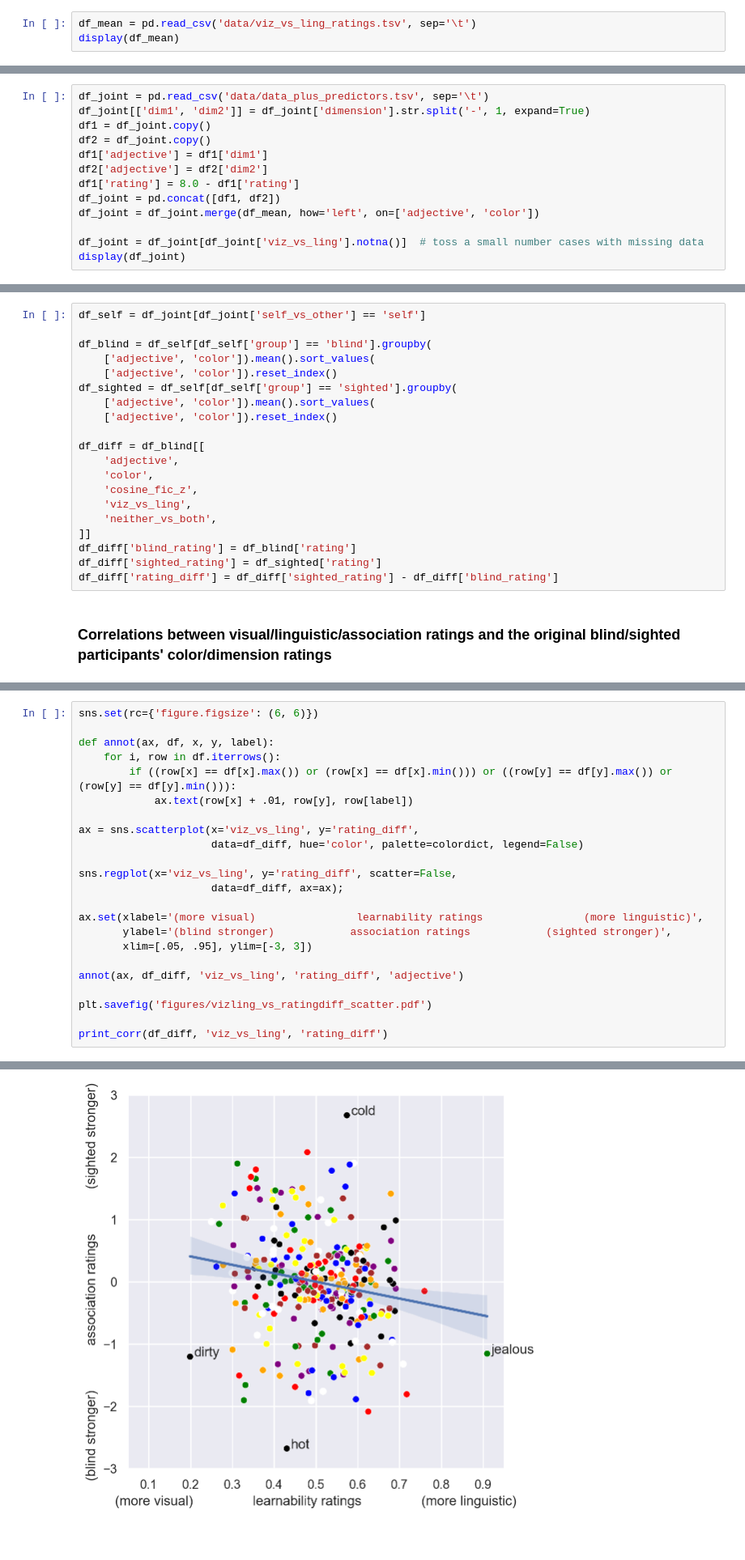
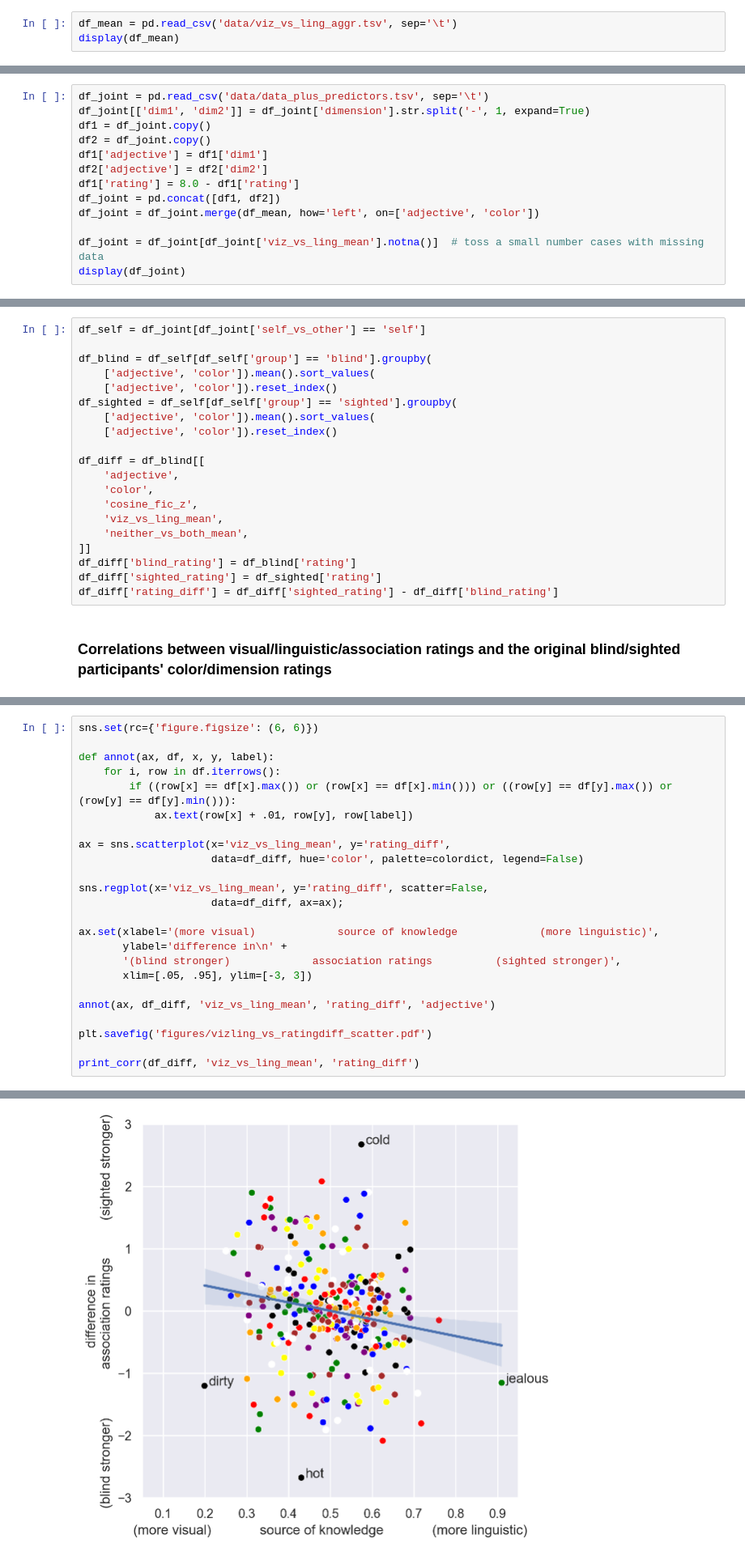
Before and after one commit to jvparidon/color-associations, a Jupyter notebook: visual_vs_linguistic_ratings.ipynb, the cells around one changed output, grey strips where cells are left out. Shown at 81% size. Cells and saved outputs as stored; diff of their text form.

Commit message:
updated viz vs ling scatter plot

```diff
--- a/visual_vs_linguistic_ratings.ipynb
+++ b/visual_vs_linguistic_ratings.ipynb
@@ -40,6 +40,6 @@ pd.options.mode.chained_assignment = None
 # %% [markdown]
 ## 1. Load data
 # %%
-df_mean = pd.read_csv('data/viz_vs_ling_ratings.tsv', sep='\t')
+df_mean = pd.read_csv('data/viz_vs_ling_aggr.tsv', sep='\t')
 display(df_mean)
 # %% [output]
@@ -132,6 +133,6 @@ df1['rating'] = 8.0 - df1['rating']
 df_joint = pd.concat([df1, df2])
 df_joint = df_joint.merge(df_mean, how='left', on=['adjective', 'color'])
 
-df_joint = df_joint[df_joint['viz_vs_ling'].notna()]  # toss a small number cases with missing data
+df_joint = df_joint[df_joint['viz_vs_ling_mean'].notna()]  # toss a small number cases with missing data
 display(df_joint)
 # %% [output]
@@ -162,8 +163,8 @@ df_diff = df_blind[[
     'adjective',
     'color',
     'cosine_fic_z',
-    'viz_vs_ling',
-    'neither_vs_both',
+    'viz_vs_ling_mean',
+    'neither_vs_both_mean',
 ]]
 df_diff['blind_rating'] = df_blind['rating']
 df_diff['sighted_rating'] = df_sighted['rating']
@@ -211,19 +212,20 @@ def annot(ax, df, x, y, label):
         if ((row[x] == df[x].max()) or (row[x] == df[x].min())) or ((row[y] == df[y].max()) or (row[y] == df[y].min())):
             ax.text(row[x] + .01, row[y], row[label])
 
-ax = sns.scatterplot(x='viz_vs_ling', y='rating_diff',
+ax = sns.scatterplot(x='viz_vs_ling_mean', y='rating_diff',
                      data=df_diff, hue='color', palette=colordict, legend=False)
 
-sns.regplot(x='viz_vs_ling', y='rating_diff', scatter=False,
+sns.regplot(x='viz_vs_ling_mean', y='rating_diff', scatter=False,
                      data=df_diff, ax=ax);
 
-ax.set(xlabel='(more visual)                learnability ratings                (more linguistic)',
-       ylabel='(blind stronger)            association ratings            (sighted stronger)',
+ax.set(xlabel='(more visual)             source of knowledge             (more linguistic)',
+       ylabel='difference in\n' +
+       '(blind stronger)             association ratings          (sighted stronger)',
        xlim=[.05, .95], ylim=[-3, 3])
 
-annot(ax, df_diff, 'viz_vs_ling', 'rating_diff', 'adjective')
+annot(ax, df_diff, 'viz_vs_ling_mean', 'rating_diff', 'adjective')
 
 plt.savefig('figures/vizling_vs_ratingdiff_scatter.pdf')
 
-print_corr(df_diff, 'viz_vs_ling', 'rating_diff')
+print_corr(df_diff, 'viz_vs_ling_mean', 'rating_diff')
 # %% [output]
@@ -231,4 +233,4 @@ r(viz_vs_ling, rating_diff) = -0.18 (p = 0.002)
-[figure, old version]
+[figure, new version]
 # %% [markdown]
 #### Neither vs. both and rating difference between blind and sighted
 We expect these two to be uncorrelated: There is no reason to believe that association strength rated orthogonally (literally!) to the visual/linguistic nature of the association should have any differential impact on how blind and sighted people rate the associations.
```
Also changed, not shown: parts of 14 cells of this notebook, 2 other files.
